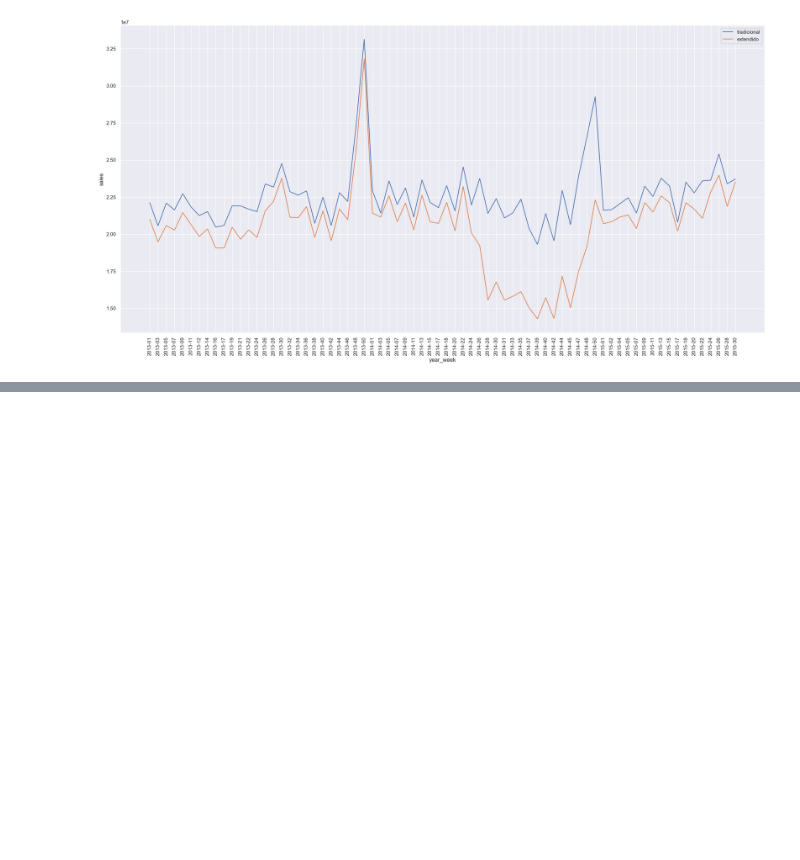
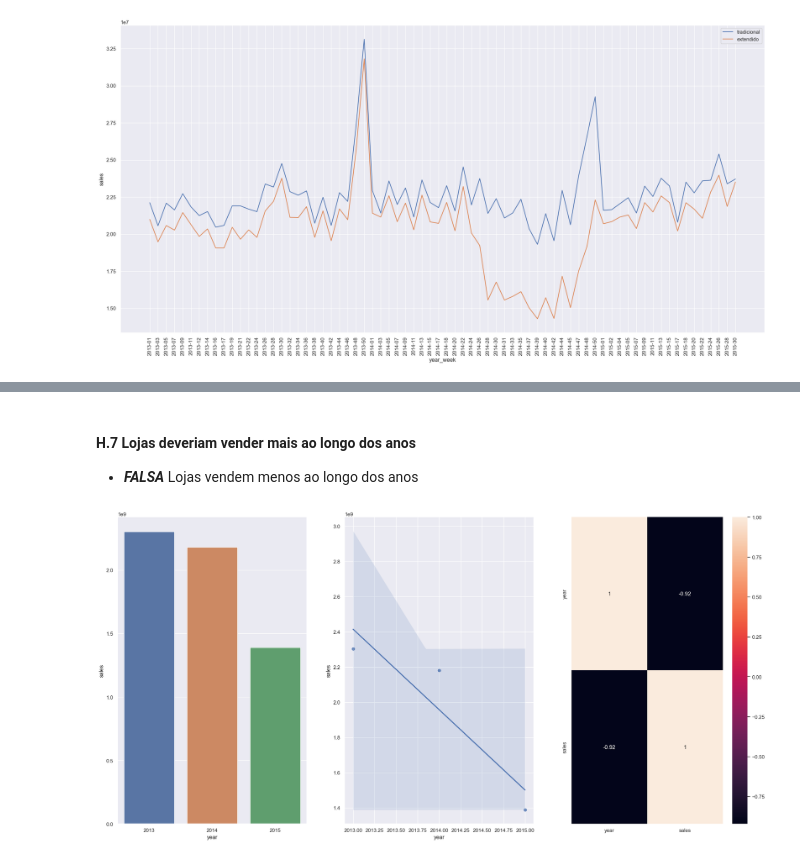
Before and after one commit to juanzimmer/Ds_em_producao, a Jupyter notebook: aula_3_analise_exploratoria.ipynb, the cells around one changed output, grey strips where cells are left out. Drawn from its saved outputs; the diff is of its cells as text; code cells hidden in the pictures; blank space fills up the shorter version.

```diff
--- a/aula_3_analise_exploratoria.ipynb
+++ b/aula_3_analise_exploratoria.ipynb
@@ -643,0 +652,16 @@ plt.xticks(rotation=90);
+# %% [markdown]
+#### H.7 Lojas deveriam vender mais ao longo dos anos
+ - ***FALSA*** Lojas vendem menos ao longo dos anos
+# %%
+aux = df3.loc[:, ['year', 'sales']].groupby('year').sum().reset_index()
+
+plt.subplot(1, 3, 1)
+sns.barplot(data = aux, x='year', y='sales');
+
+plt.subplot(1, 3, 2)
+sns.regplot(data = aux, x='year', y='sales');
+
+plt.subplot(1, 3, 3)
+sns.heatmap(aux.corr(method='pearson'), annot=True);
+# %% [output]
+[figure, added]
```
Also changed, not shown: parts of 17 cells of this notebook.
